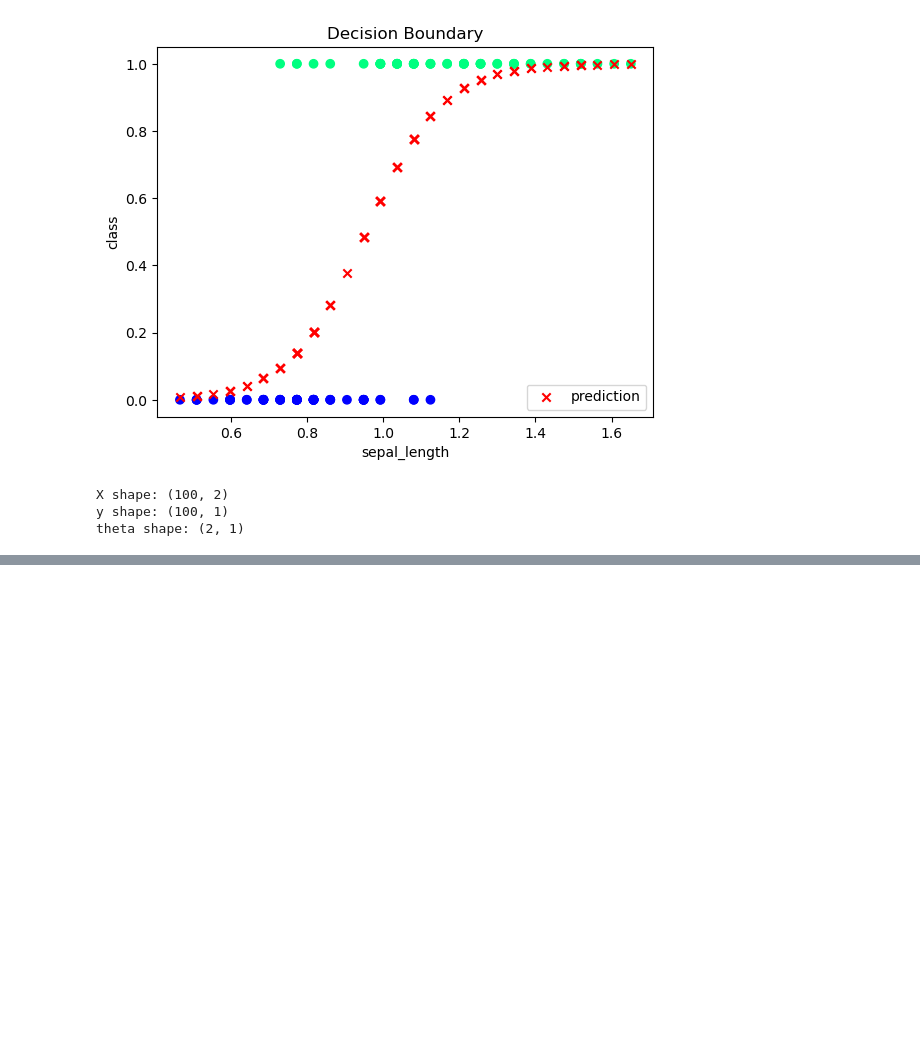
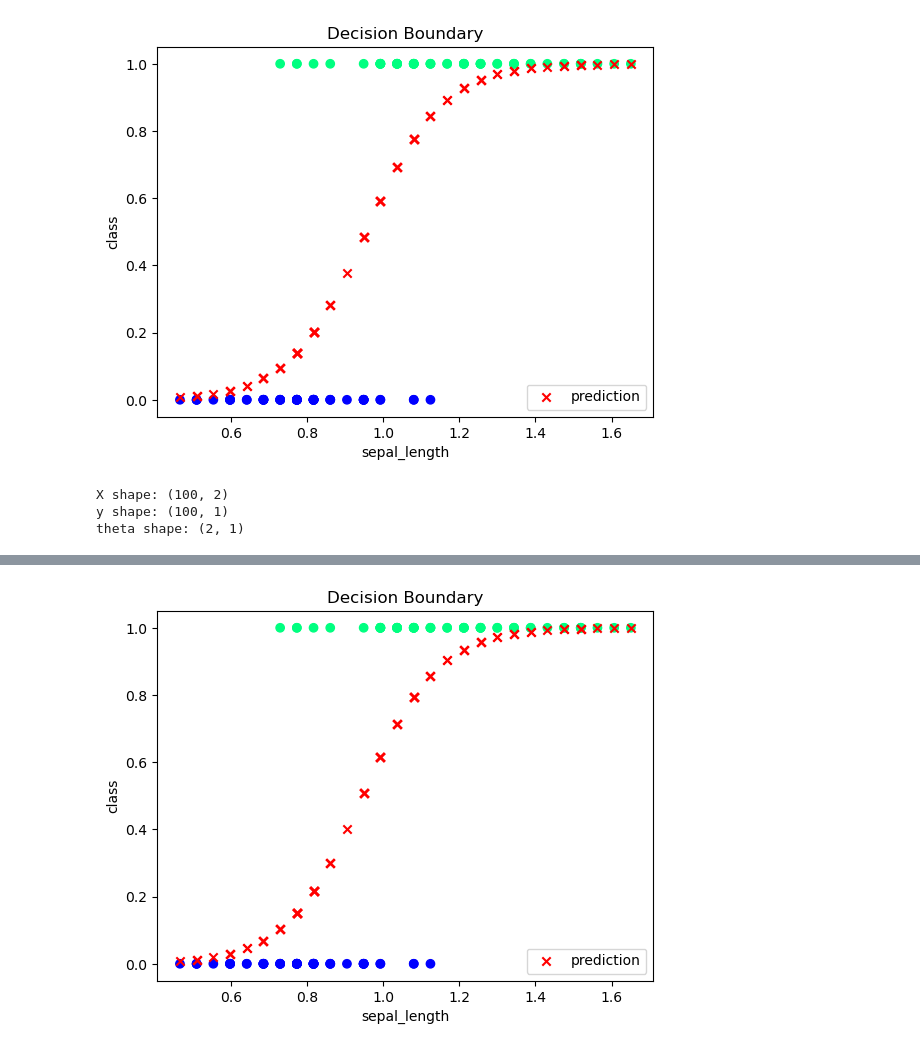
Before and after one commit to AshishSinha5/course_notes, a Jupyter notebook: cs229/chapter_2.ipynb, the cells around one changed output, grey strips where cells are left out. Drawn from its saved outputs; the diff is of its cells as text; code cells hidden in the pictures; blank space fills up the shorter version.

```diff
--- a/cs229/chapter_2.ipynb
+++ b/cs229/chapter_2.ipynb
@@ -217,0 +230,12 @@ array([[-45.1846791 ,  81.31941207],
+# %%
+# plot decision boundary
+plt.scatter(X[:,1], y, c=y, cmap='winter')
+h = sigmoid(X @ theta)
+plt.scatter(X[:,1], h, marker='x', c='r', label='prediction')
+plt.xlabel('sepal_length')
+plt.ylabel('class')
+plt.title('Decision Boundary')
+plt.legend()
+plt.show()
+# %% [output]
+[figure, added]
```
Also changed, not shown: parts of 6 cells of this notebook.
